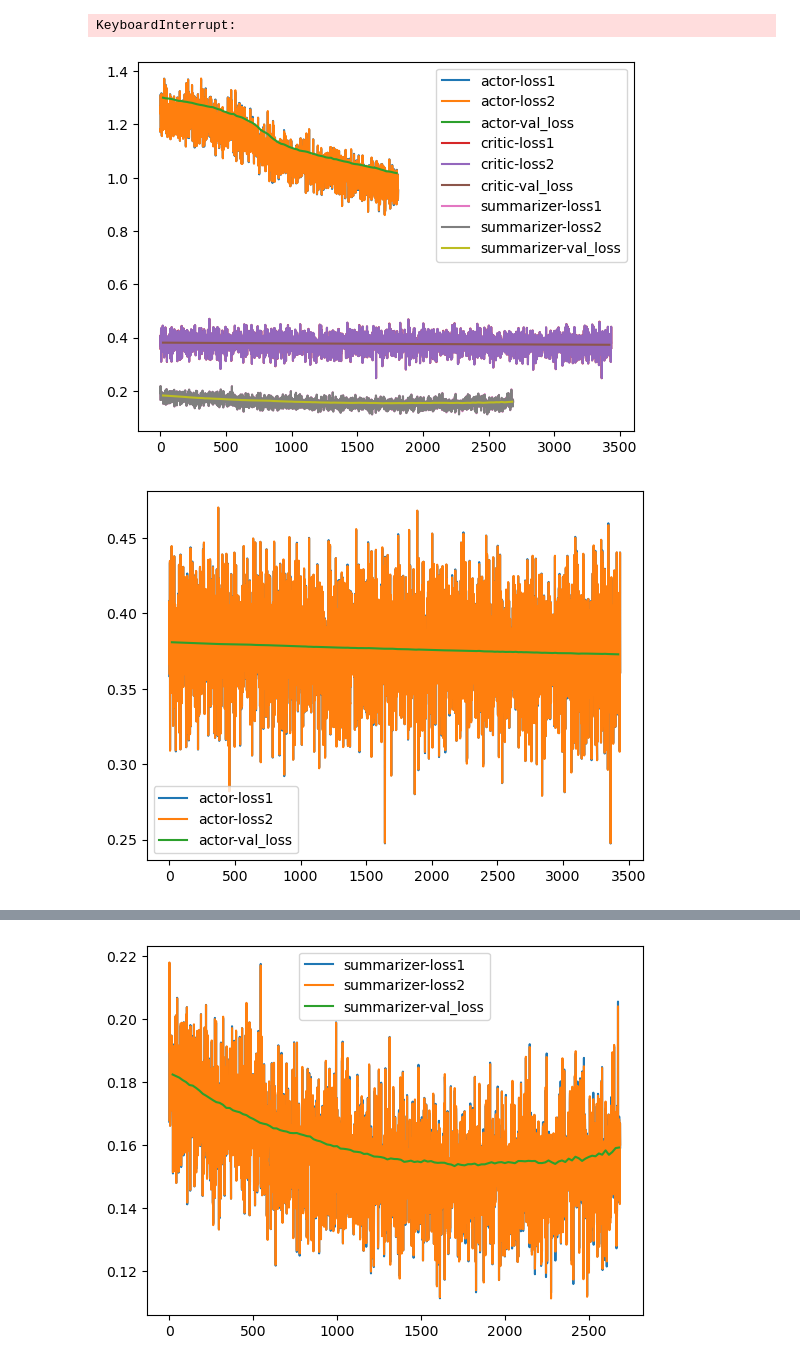
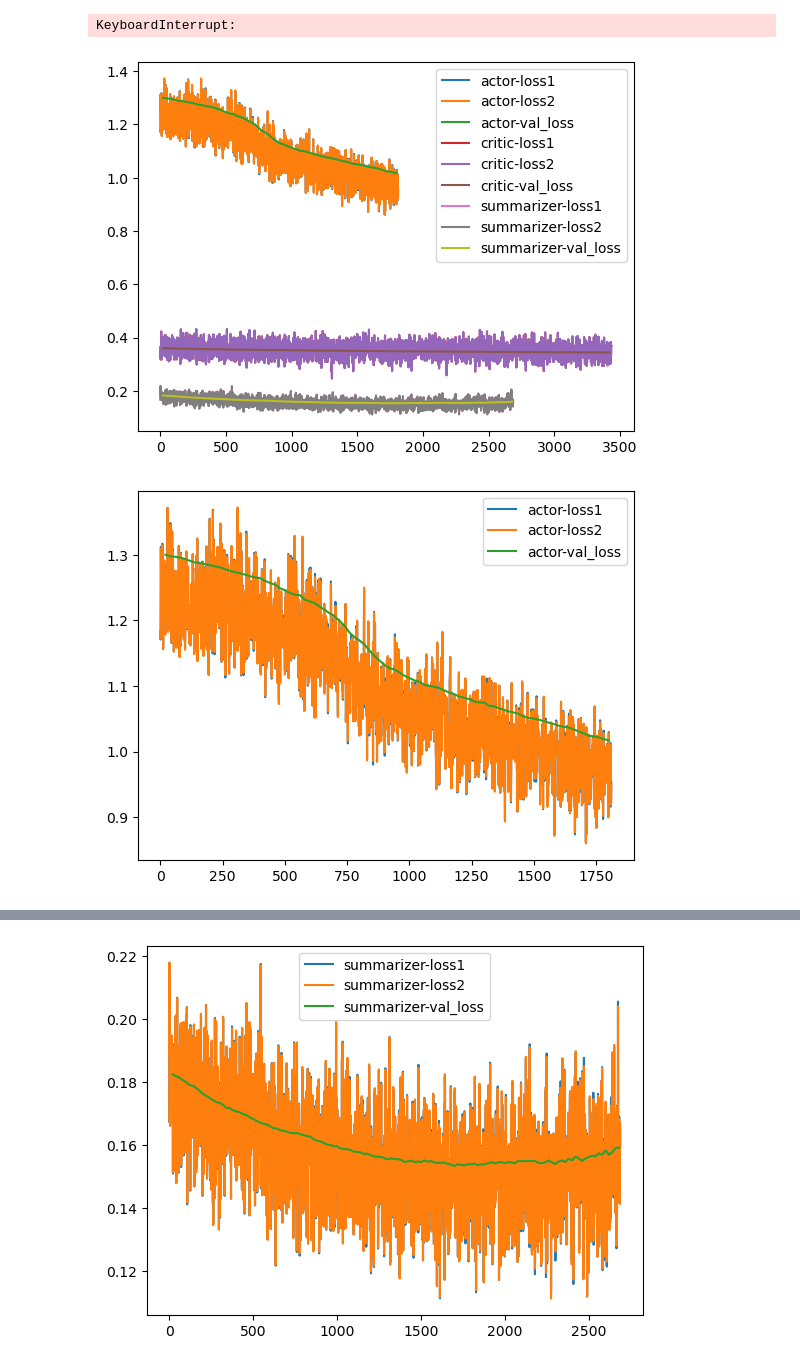
Before and after one commit to heigexiang/ZO-BCD, a Jupyter notebook: softprompt.ipynb, the cells around one changed output, grey strips where cells are left out. Drawn from its saved outputs; the diff is of its cells as text; code cells hidden in the pictures.

```diff
--- a/softprompt.ipynb
+++ b/softprompt.ipynb
@@ -622,7 +622,7 @@ with open('./finetuned_models/actor_llama3_lora/zo_eps_0.001_lr_0.0001_fp16_epoc
     # print(len(loss1), len(val_loss))
     plt.plot(np.arange(20, len(loss1), 20), val_loss, label='actor-val_loss')
     plt.legend()
-with open('./finetuned_models/critic_llama3_lora/zo_eps_0.001_lr_0.0001_fp16_epoch_2/logs.pkl', 'rb') as f:
+with open('./finetuned_models/critic_honest_llama3_lora/zo_eps_0.001_lr_0.0001_fp16_epoch_2/logs.pkl', 'rb') as f:
     logs = pickle.load(f)
     loss1, loss2, val_loss = logs['loss1'], logs['loss2'], logs['val_loss']
     plt.plot(loss1, label='critic-loss1')
@@ -639,18 +639,18 @@ with open('./finetuned_models/summarizer_llama3_lora/zo_eps_0.001_lr_0.001_fp16_
     plt.plot(np.arange(20, len(loss1), 20), val_loss, label='summarizer-val_loss')
     plt.legend()
 # %% [output]
-[figure, old version]
+[figure, new version]
 # %%
 import matplotlib.pyplot as plt
 import pickle
 import numpy as np
-with open('./finetuned_models/critic_llama3_lora/zo_eps_0.001_lr_0.0001_fp16_epoch_2/logs.pkl', 'rb') as f:
+with open('./finetuned_models/actor_llama3_lora/zo_eps_0.001_lr_0.0001_fp16_epoch_2/logs.pkl', 'rb') as f:
     logs = pickle.load(f)
     loss1, loss2, val_loss = logs['loss1'], logs['loss2'], logs['val_loss']
     plt.plot(loss1, label='actor-loss1')
     plt.plot(loss2, label='actor-loss2')
     # print(len(loss1), len(val_loss))
     plt.plot(np.arange(20, len(loss1), 20), val_loss, label='actor-val_loss')
     plt.legend()
 # %% [output]
-[figure, old version]
+[figure, new version]
```
Also changed, not shown: parts of 1 cell of this notebook, 5 other files.
